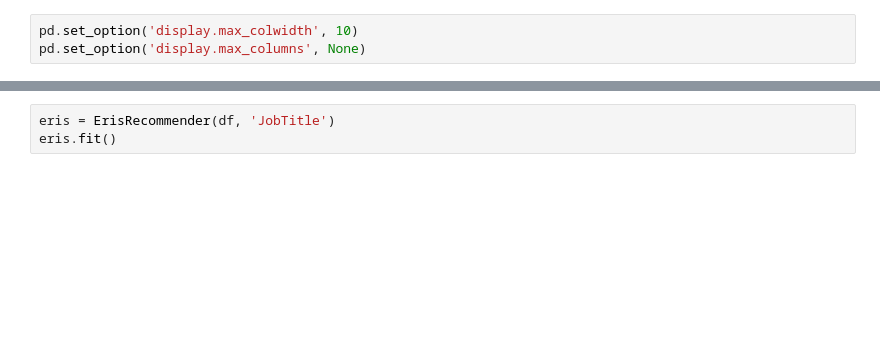
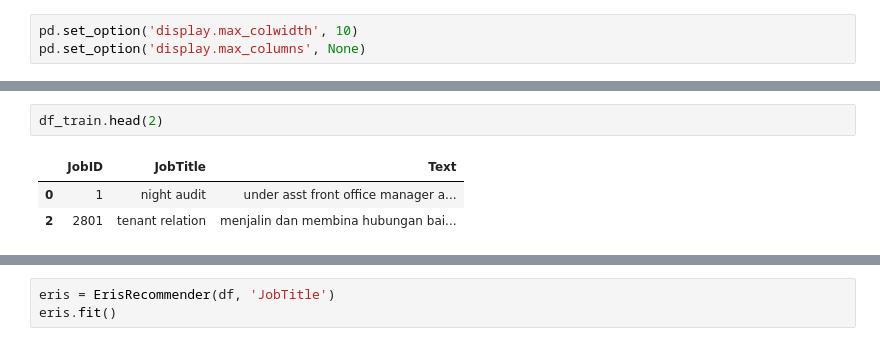
Before and after one commit to fn-hide/eris_job, a Jupyter notebook: content_based.ipynb, the cells around one changed output, grey strips where cells are left out. Cells and saved outputs as stored; diff of their text form; blank space fills up the shorter version.

```diff
--- a/content_based.ipynb
+++ b/content_based.ipynb
@@ -96,0 +250,6 @@ df.JobTitle = df.JobTitle.apply(lambda x: ' '.join([y for y in x.split(' ') if y
+# %%
+df_train.head(2)
+# %% [output]
+|  | JobID | JobTitle | Text |
+| 0 | 1 | night audit | under asst front office manager a... |
+| 2 | 2801 | tenant relation | menjalin dan membina hubungan bai... |
```
Also changed, not shown: parts of 53 cells of this notebook, 10 other files.
